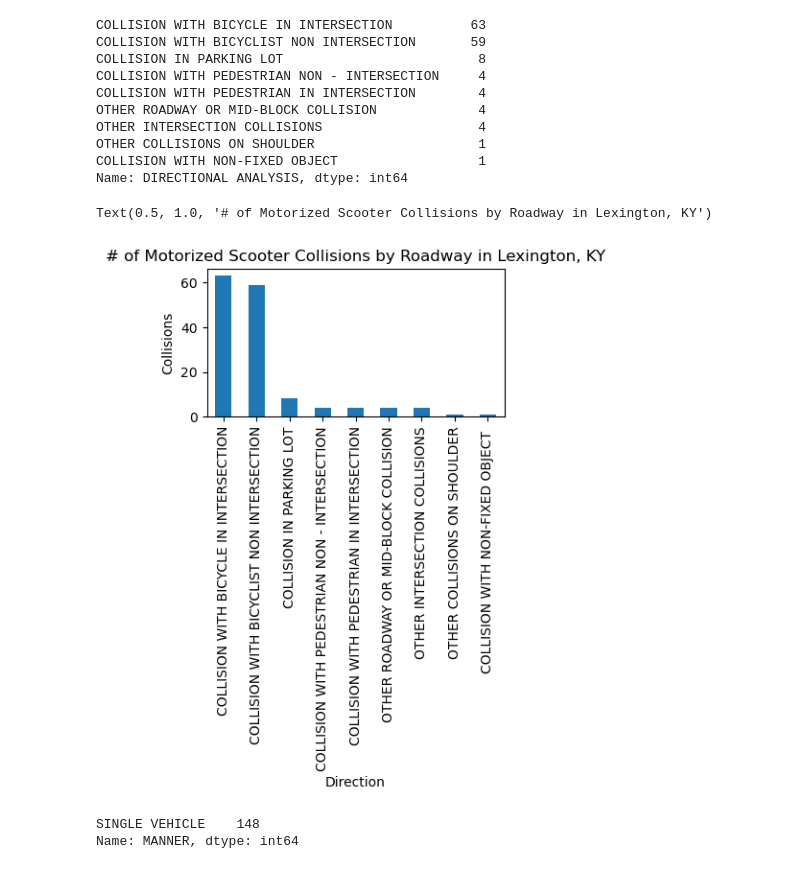
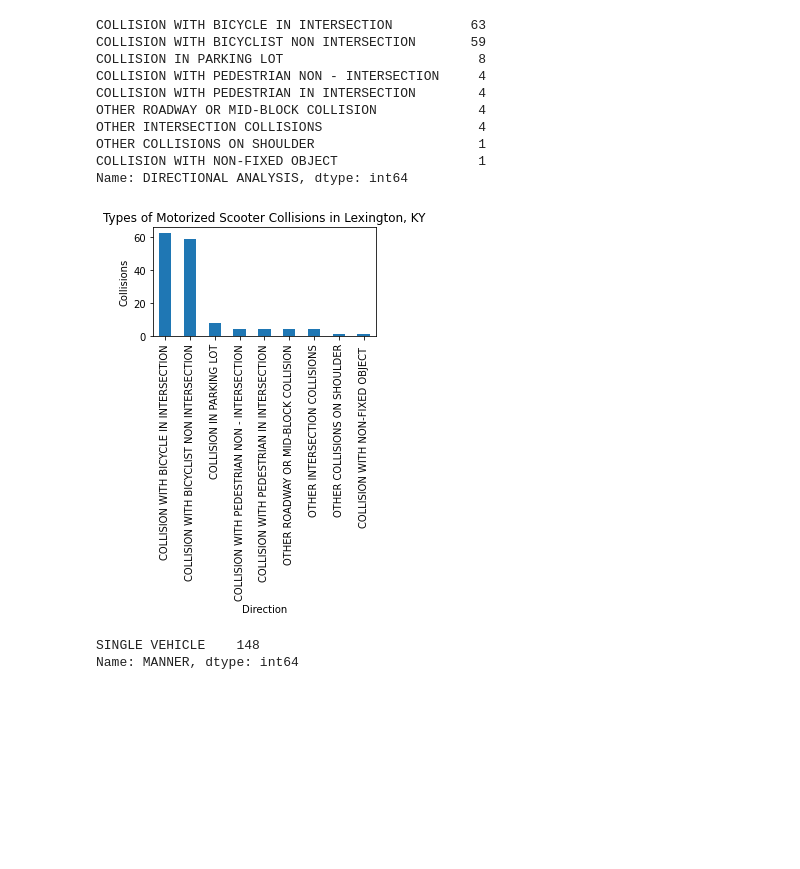
Before and after one commit to RealCaddish/LexingtonE-Scooter-Injury-Map, a Jupyter notebook: python/Fayette County E-Scooters Data.ipynb, the cells around one changed output. Saved outputs shown, nothing was run; the diff lists cells and outputs as text; code cells hidden in the pictures; blank space fills up the shorter version.

Commit message:
adding text to paragraphs, centered popup, added chart images.

```diff
--- a/python/Fayette County E-Scooters Data.ipynb
+++ b/python/Fayette County E-Scooters Data.ipynb
@@ -426,12 +415,13 @@ Name: DIRECTIONAL ANALYSIS, dtype: int64
 # %%
 fig, ax = plt.subplots(figsize=(4,2))
 all_bicycle['DIRECTIONAL ANALYSIS'].value_counts().plot.bar()
 ax.set_xlabel('Direction')
 ax.set_ylabel('Collisions' )
-ax.set_title('# of Motorized Scooter Collisions by Roadway in Lexington, KY')
+ax.set_title('Types of Motorized Scooter Collisions in Lexington, KY')
+
+plt.savefig('motorized_Scooter_collision_types.jpeg', bbox_inches='tight')
 # %% [output]
-Text(0.5, 1.0, '# of Motorized Scooter Collisions by Roadway in Lexington, KY')
-[figure, old version]
+[figure, new version]
 # %%
 all_bicycle.MANNER.value_counts()
 # %% [output]
```
Also changed, not shown: parts of 7 cells of this notebook, 10 other files.
